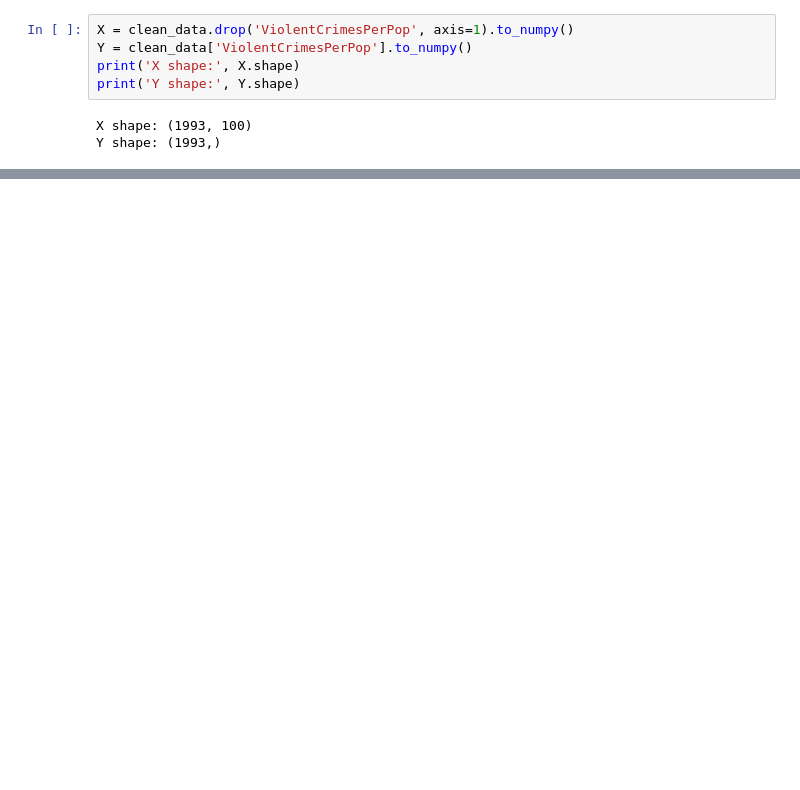
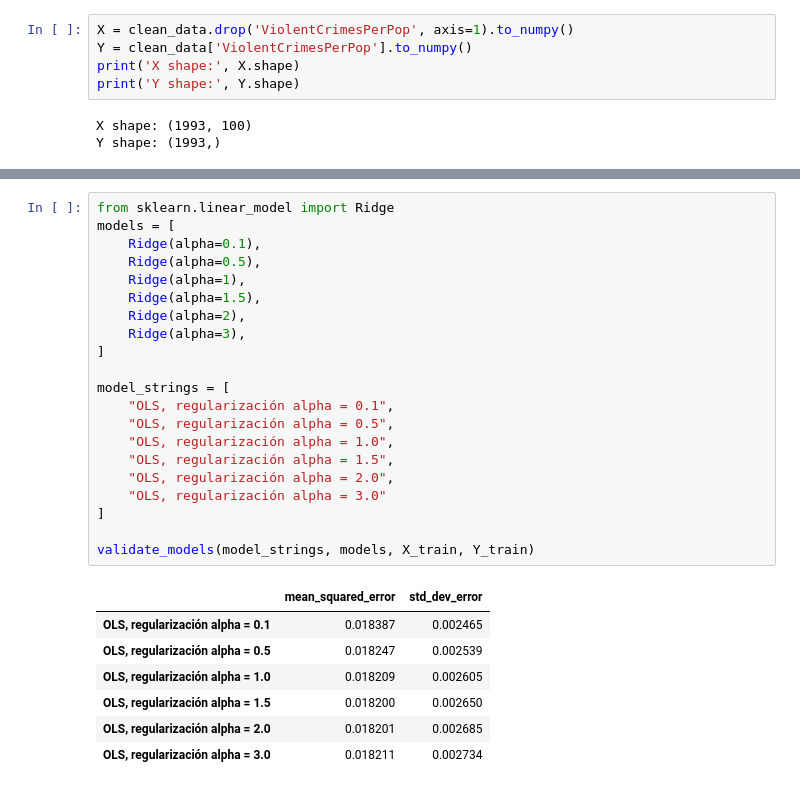
Before and after one commit to AlexMenor/practicas_aprendizaje_automatico, a Jupyter notebook: p3/Untitled.ipynb, the cells around one changed output, grey strips where cells are left out. Drawn from its saved outputs; the diff is of its cells as text; blank space fills up the shorter version.

```diff
--- a/p3/Untitled.ipynb
+++ b/p3/Untitled.ipynb
@@ -127,0 +170,29 @@ Y shape: (1993,)
+# %%
+from sklearn.linear_model import Ridge
+models = [
+    Ridge(alpha=0.1),
+    Ridge(alpha=0.5),
+    Ridge(alpha=1),
+    Ridge(alpha=1.5),
+    Ridge(alpha=2),
+    Ridge(alpha=3),
+]
+
+model_strings = [
+    "OLS, regularización alpha = 0.1",
+    "OLS, regularización alpha = 0.5",
+    "OLS, regularización alpha = 1.0",
+    "OLS, regularización alpha = 1.5",
+    "OLS, regularización alpha = 2.0",
+    "OLS, regularización alpha = 3.0"
+]
+
+validate_models(model_strings, models, X_train, Y_train)
+# %% [output]
+|  | mean_squared_error | std_dev_error |
+| OLS, regularización alpha = 0.1 | 0.018387 | 0.002465 |
+| OLS, regularización alpha = 0.5 | 0.018247 | 0.002539 |
+| OLS, regularización alpha = 1.0 | 0.018209 | 0.002605 |
+| OLS, regularización alpha = 1.5 | 0.018200 | 0.002650 |
+| OLS, regularización alpha = 2.0 | 0.018201 | 0.002685 |
+| OLS, regularización alpha = 3.0 | 0.018211 | 0.002734 |
```
Also changed, not shown: parts of 8 cells of this notebook.
